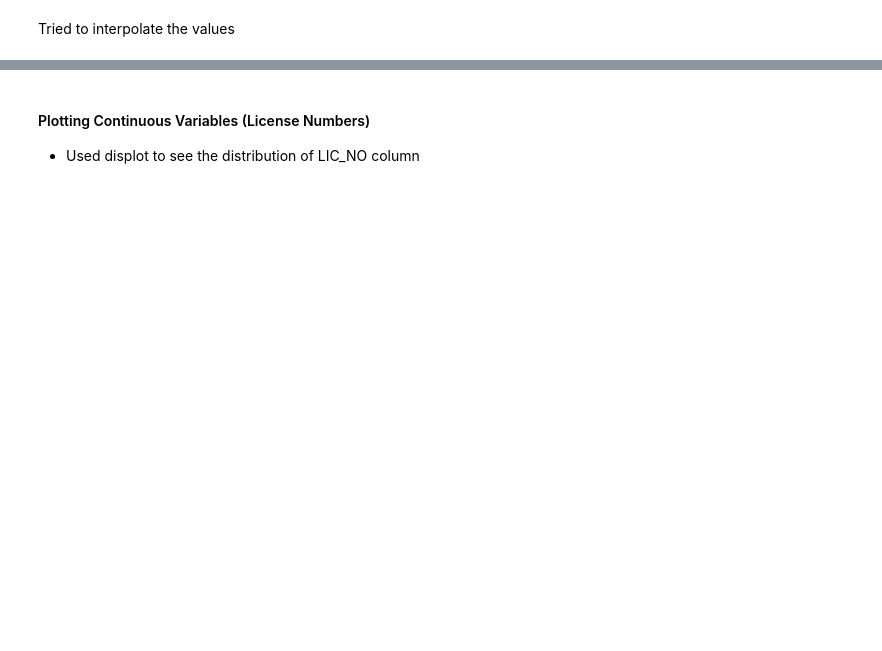
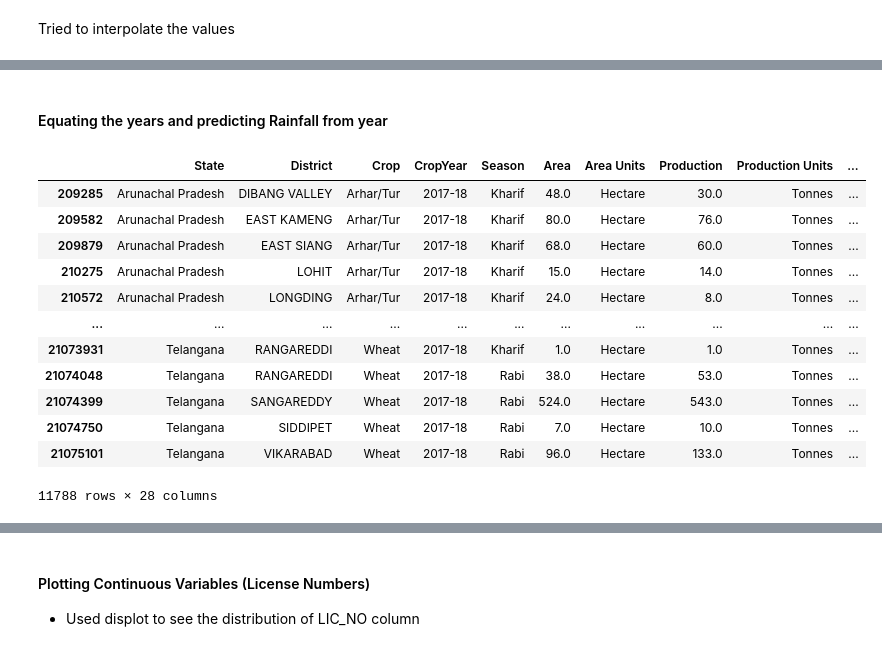
Before and after one commit to PoojaLaveti/Data601, a Jupyter notebook: FinalProject/FinalProject.ipynb, the cells around one changed output, grey strips where cells are left out. Saved outputs shown, nothing was run; the diff lists cells and outputs as text; code cells hidden in the pictures; blank space fills up the shorter version.

```diff
--- a/FinalProject/FinalProject.ipynb
+++ b/FinalProject/FinalProject.ipynb
@@ -137,0 +165,3 @@ memory usage: 4.7+ GB
+# %%
+pd.set_option('display.max_columns', None)
+crops_rains.head()
@@ -243,0 +248,19 @@ plot.ax.set_title('Number of PLANTS for different type of LICENSES')
+# %% [markdown]
+#### Equating the years and predicting Rainfall from year
+# %%
+b=crops_rains.loc[(crops_rains['RainYear'] == 2017) & (crops_rains['CropYear'] == '2017-18')]
+b
+# %% [output]
+|  | State | District | Crop | CropYear | Season | Area | Area Units | Production | Production Units | ... |
+| 209285 | Arunachal Pradesh | DIBANG VALLEY | Arhar/Tur | 2017-18 | Kharif | 48.0 | Hectare | 30.0 | Tonnes | ... |
+| 209582 | Arunachal Pradesh | EAST KAMENG | Arhar/Tur | 2017-18 | Kharif | 80.0 | Hectare | 76.0 | Tonnes | ... |
+| 209879 | Arunachal Pradesh | EAST SIANG | Arhar/Tur | 2017-18 | Kharif | 68.0 | Hectare | 60.0 | Tonnes | ... |
+| 210275 | Arunachal Pradesh | LOHIT | Arhar/Tur | 2017-18 | Kharif | 15.0 | Hectare | 14.0 | Tonnes | ... |
+| 210572 | Arunachal Pradesh | LONGDING | Arhar/Tur | 2017-18 | Kharif | 24.0 | Hectare | 8.0 | Tonnes | ... |
+| ... | ... | ... | ... | ... | ... | ... | ... | ... | ... | ... |
+| 21073931 | Telangana | RANGAREDDI | Wheat | 2017-18 | Kharif | 1.0 | Hectare | 1.0 | Tonnes | ... |
+| 21074048 | Telangana | RANGAREDDI | Wheat | 2017-18 | Rabi | 38.0 | Hectare | 53.0 | Tonnes | ... |
+| 21074399 | Telangana | SANGAREDDY | Wheat | 2017-18 | Rabi | 524.0 | Hectare | 543.0 | Tonnes | ... |
+| 21074750 | Telangana | SIDDIPET | Wheat | 2017-18 | Rabi | 7.0 | Hectare | 10.0 | Tonnes | ... |
+| 21075101 | Telangana | VIKARABAD | Wheat | 2017-18 | Rabi | 96.0 | Hectare | 133.0 | Tonnes | ... |
+11788 rows × 28 columns
```
Also changed, not shown: parts of 35 cells of this notebook.
